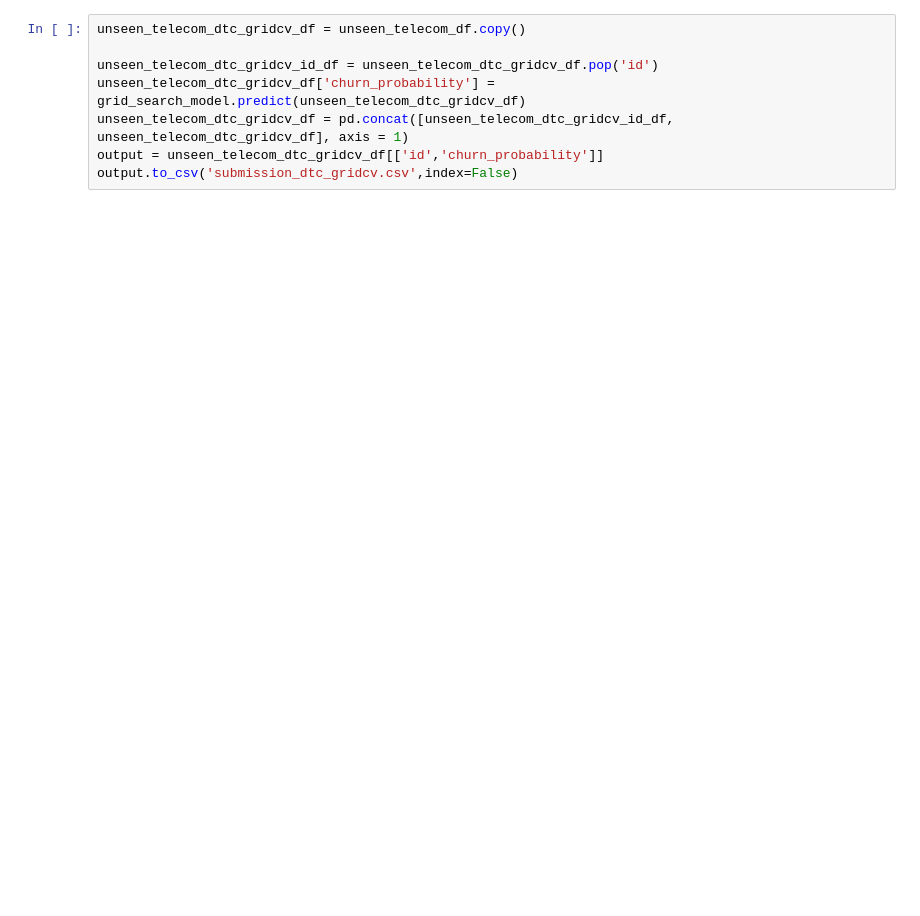
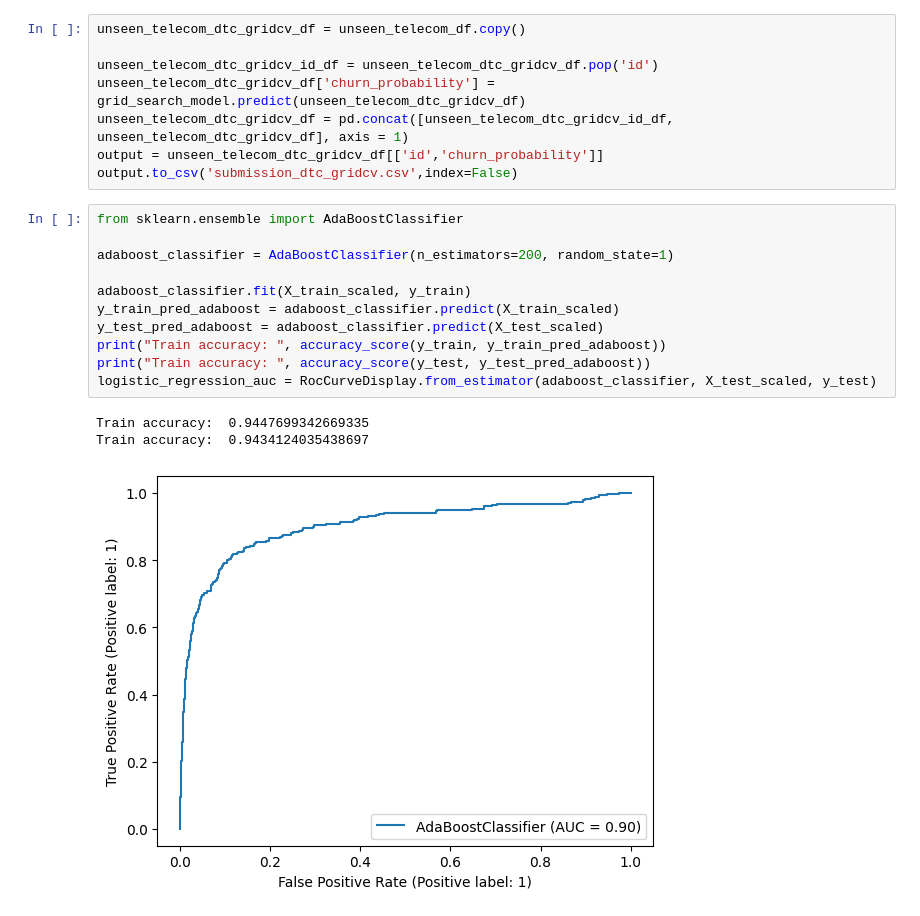
Before and after one commit to mundrapiyush/data-analysis, a Jupyter notebook: case-study/Telecom Churn/telecom-churn-analysis.ipynb, the cells around one changed output. Cells and saved outputs as stored; diff of their text form; blank space fills up the shorter version.

```diff
--- a/case-study/Telecom Churn/telecom-churn-analysis.ipynb
+++ b/case-study/Telecom Churn/telecom-churn-analysis.ipynb
@@ -389,3 +404,18 @@ unseen_telecom_dtc_gridcv_df['churn_probability'] = grid_search_model.predict(un
 unseen_telecom_dtc_gridcv_df = pd.concat([unseen_telecom_dtc_gridcv_id_df, unseen_telecom_dtc_gridcv_df], axis = 1)
 output = unseen_telecom_dtc_gridcv_df[['id','churn_probability']]
 output.to_csv('submission_dtc_gridcv.csv',index=False)
+# %%
+from sklearn.ensemble import AdaBoostClassifier
+
+adaboost_classifier = AdaBoostClassifier(n_estimators=200, random_state=1)
+
+adaboost_classifier.fit(X_train_scaled, y_train)
+y_train_pred_adaboost = adaboost_classifier.predict(X_train_scaled)
+y_test_pred_adaboost = adaboost_classifier.predict(X_test_scaled)
+print("Train accuracy: ", accuracy_score(y_train, y_train_pred_adaboost))
+print("Train accuracy: ", accuracy_score(y_test, y_test_pred_adaboost))
+logistic_regression_auc = RocCurveDisplay.from_estimator(adaboost_classifier, X_test_scaled, y_test)
+# %% [output]
+Train accuracy:  0.9447699342669335
+Train accuracy:  0.9434124035438697
+[figure, added]
```
Also changed, not shown: parts of 39 cells of this notebook, 5 other files.
